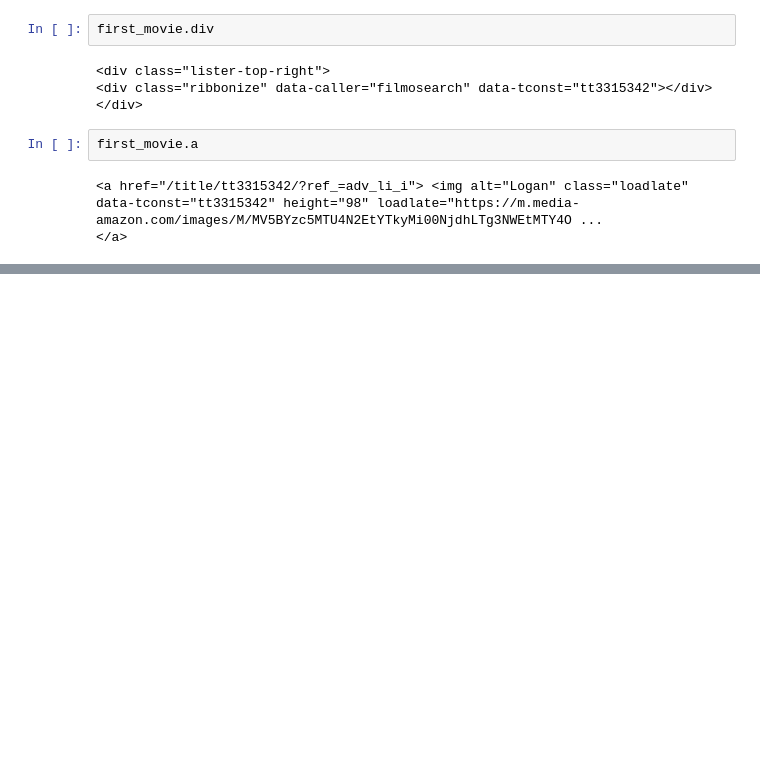
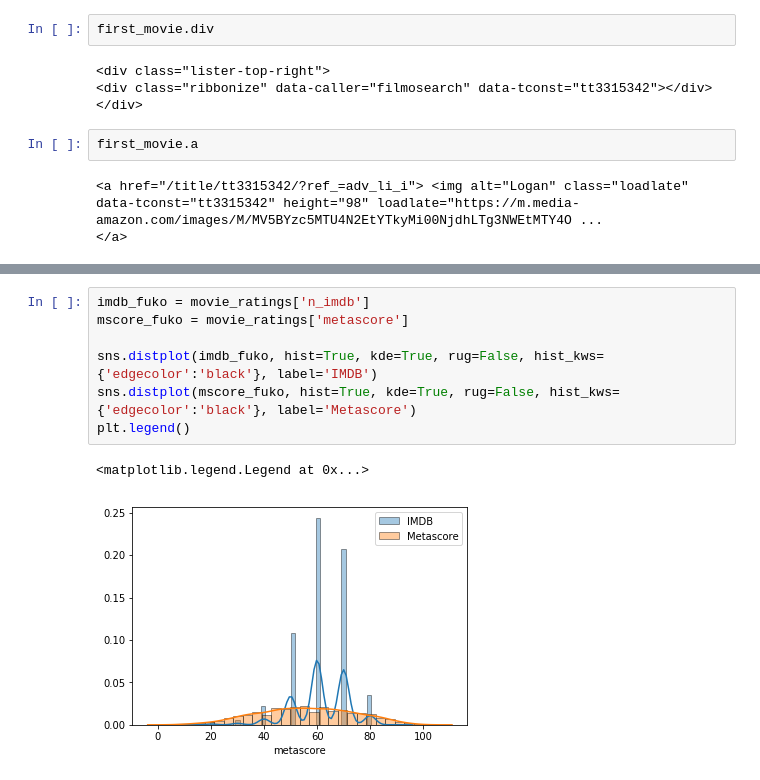
Before and after one commit to wt3c/park, a Jupyter notebook: src/lab/scraping/scraping#2.ipynb, the cells around one changed output, grey strips where cells are left out. Saved outputs shown, nothing was run; the diff lists cells and outputs as text; blank space fills up the shorter version.

```diff
--- a/src/lab/scraping/scraping#2.ipynb
+++ b/src/lab/scraping/scraping#2.ipynb
@@ -77,0 +444,10 @@ first_movie.a.href
+# %%
+imdb_fuko = movie_ratings['n_imdb']
+mscore_fuko = movie_ratings['metascore']
+
+sns.distplot(imdb_fuko, hist=True, kde=True, rug=False, hist_kws={'edgecolor':'black'}, label='IMDB')
+sns.distplot(mscore_fuko, hist=True, kde=True, rug=False, hist_kws={'edgecolor':'black'}, label='Metascore')
+plt.legend()
+# %% [output]
+<matplotlib.legend.Legend at 0x...>
+[figure, added]
```
Also changed, not shown: parts of 37 cells of this notebook, 1 other file.
